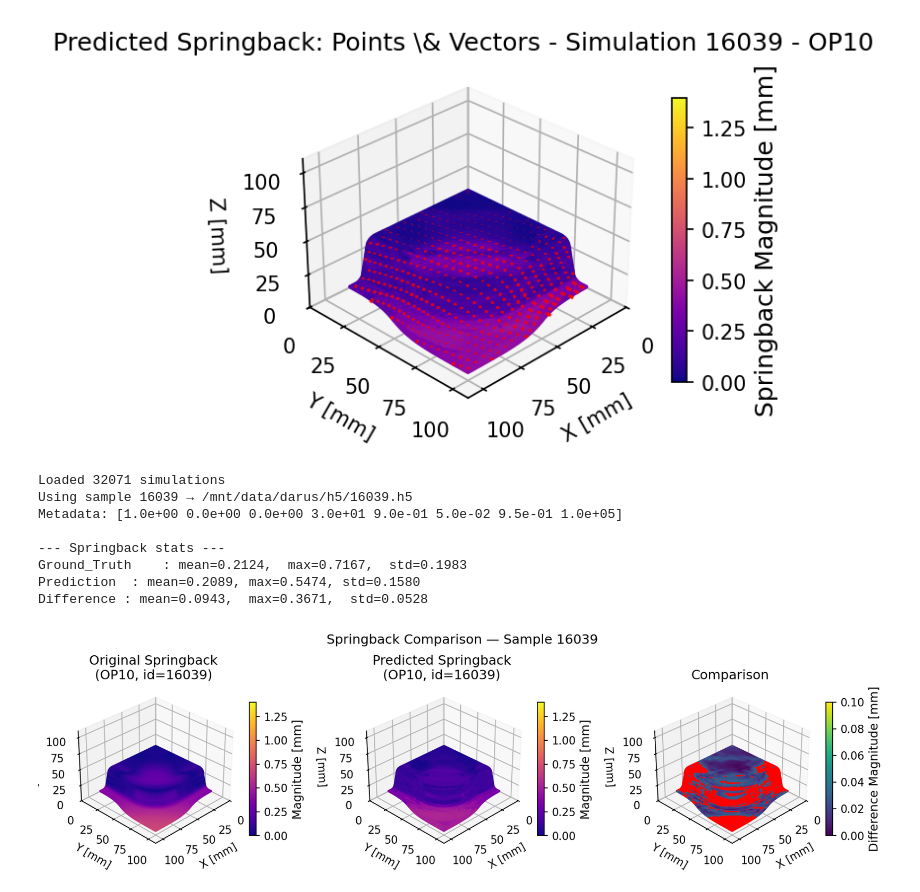
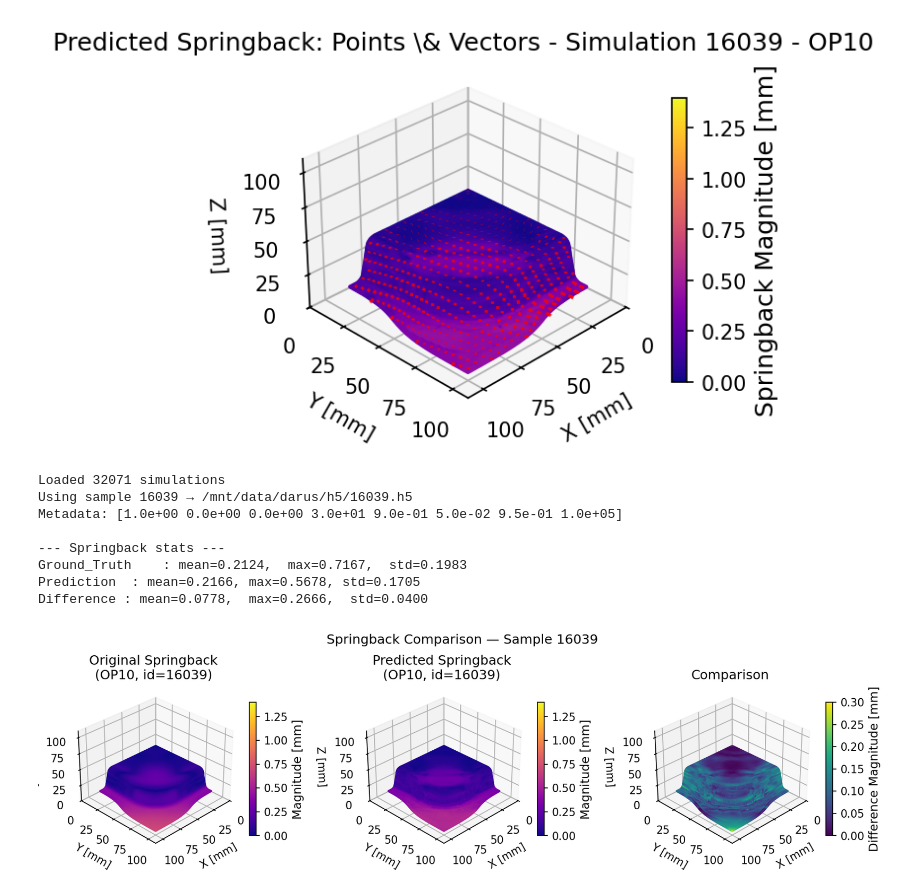
Before and after one commit to Jiang241023/research_project, a Jupyter notebook: hybrid_approach/feature_extraction/feature_display_pointcloud.ipynb, the cells around one changed output. Drawn from its saved outputs; the diff is of its cells as text; code cells hidden in the pictures.

```diff
--- a/hybrid_approach/feature_extraction/feature_display_pointcloud.ipynb
+++ b/hybrid_approach/feature_extraction/feature_display_pointcloud.ipynb
@@ -317,7 +317,7 @@ from utils_DDACS import extract_mesh, extract_point_springback
 OPERATION   = 10
 TIMESTEP    = 2
 sample_id   = "16039"
-pred_dir    = "/home/RUS_CIP/st186731/research_project/hybrid_approach/grit_like/prediction/ddacs-node-regression/preds_new"
+pred_dir    = "/home/RUS_CIP/st186731/research_project/hybrid_approach/grit_like_and_graphormer_like/prediction/ddacs-node-regression/grit_like"
 #pred_dir    = "/home/RUS_CIP/st186731/research_project/hybrid_approach/graphormer_like/prediction/ddacs-node-regression/preds_new"
 data_root   = "/mnt/data/jiang"
 data_dir    = Path("/mnt/data/darus/")
@@ -398,22 +398,22 @@ col1  = plt.cm.plasma(norm(mag_gt))
 col2  = plt.cm.plasma(norm(mag_pred))
 col3  = plt.cm.viridis(norm_difference(difference_mag))
 
-threshold = 0.1  # mm
-bright_color = np.array([1,0,0,1])
+# threshold = 0.1  # mm
+# bright_color = np.array([1,0,0,1])
 
 # col1[mag_gt < threshold] = bright_color
 # col2[mag_pred < threshold] = bright_color
-col3[difference_mag > threshold] = bright_color
+# col3[difference_mag > threshold] = bright_color
 
 # # colorbar-specific colormaps & norms so the bar shows the bright under-range
 # cmap_plasma_cb  = plt.cm.get_cmap("plasma").copy()
-cmap_viridis_cb = plt.cm.get_cmap("viridis").copy()
+# cmap_viridis_cb = plt.cm.get_cmap("viridis").copy()
 # cmap_plasma_cb.set_under(bright_color)
-cmap_viridis_cb.set_under(bright_color)
+# cmap_viridis_cb.set_under(bright_color)
 
 # norm_cb        = Normalize(vmin=threshold, vmax=global_springback_max)
 #norm_diff_cb   = Normalize(vmin=threshold, vmax=global_springback_max_difference)
-norm_diff_cb   = Normalize(vmin=0, vmax=threshold)
+# norm_diff_cb   = Normalize(vmin=0, vmax=threshold)
 
 # Figure 1: Original magnitude
 ax1 = fig.add_subplot(131, projection="3d")
@@ -439,38 +439,38 @@ ax2.set_xlabel("X [mm]"); ax2.set_ylabel("Y [mm]"); ax2.set_zlabel("Z [mm]")
 # Figure 3: Difference magnitude ||pred - gt||
 ax3 = fig.add_subplot(133, projection="3d")
 p3 = ax3.scatter(coords_plot[:,0], coords_plot[:,1], coords_plot[:,2], c=col3, s=1, alpha=0.95)
-# add_colorbar(fig, ax3, plt.cm.ScalarMappable(cmap="viridis", norm=norm_difference), "Difference Magnitude [mm]")
-add_colorbar(fig, ax3, plt.cm.ScalarMappable(cmap=cmap_viridis_cb, norm=norm_diff_cb), "Difference Magnitude [mm]")
+add_colorbar(fig, ax3, plt.cm.ScalarMappable(cmap="viridis", norm=norm_difference), "Difference Magnitude [mm]")
+# add_colorbar(fig, ax3, plt.cm.ScalarMappable(cmap=cmap_viridis_cb, norm=norm_diff_cb), "Difference Magnitude [mm]")
 ax3.set_title("Comparison")
 ax3.set_xlim(AXIS_LIMITS); ax3.set_ylim(AXIS_LIMITS); ax3.set_zlim(AXIS_LIMITS)
 ax3.view_init(VIEW_ELEVATION, VIEW_AZIMUTH)
 ax3.set_xlabel("X [mm]"); ax3.set_ylabel("Y [mm]"); ax3.set_zlabel("Z [mm]")
 
 plt.suptitle(f"Springback Comparison — Sample {sim_id}", y=0.98, fontsize=12)
 
 save_dir = Path("/home/RUS_CIP/st186731/research_project/figures")
 
 save_dir.mkdir(parents=True, exist_ok=True)
 
 fig.tight_layout()  # arrange subplots nicely
 if pred_dir == "/home/RUS_CIP/st186731/research_project/hybrid_approach/graphormer_like/prediction/ddacs-node-regression/preds_new":
     fig.savefig(save_dir / f"springback_id{sample_id}_graphormer_like.png",
                 dpi=150,                 # pixel density (inches × dpi = pixels)
                 bbox_inches="tight",     # trim extra margins
                 pad_inches=0.1)
 else:
     fig.savefig(save_dir / f"springback_id{sample_id}_grit_like.png",
                 dpi=150,                 # pixel density (inches × dpi = pixels)
                 bbox_inches="tight",     # trim extra margins
                 pad_inches=0.1)
 plt.show()
 # %% [output]
 Loaded 32071 simulations
 Using sample 16039 → /mnt/data/darus/h5/16039.h5
 Metadata: [1.0e+00 0.0e+00 0.0e+00 3.0e+01 9.0e-01 5.0e-02 9.5e-01 1.0e+05]
 
 --- Springback stats ---
 Ground_Truth    : mean=0.2124,  max=0.7167,  std=0.1983
-Prediction  : mean=0.2089, max=0.5474, std=0.1580
-Difference : mean=0.0943,  max=0.3671,  std=0.0528
+Prediction  : mean=0.2166, max=0.5678, std=0.1705
+Difference : mean=0.0778,  max=0.2666,  std=0.0400
-[figure, old version]
+[figure, new version]
```
Also changed, not shown: 12 other files.
